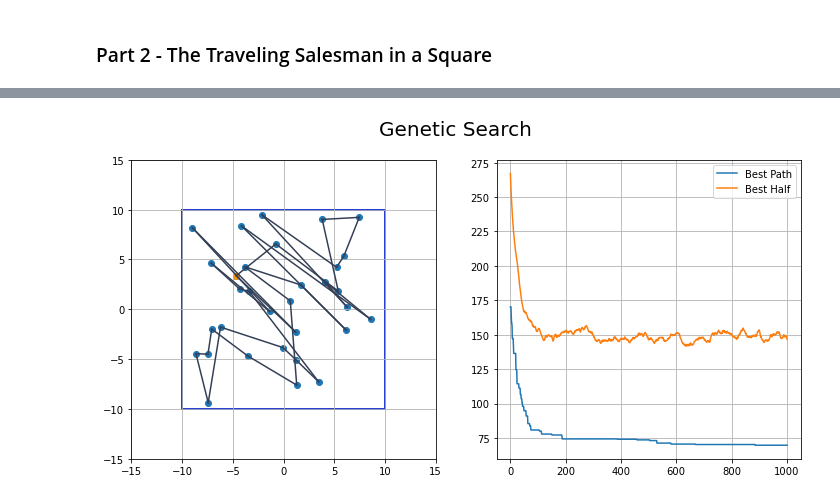
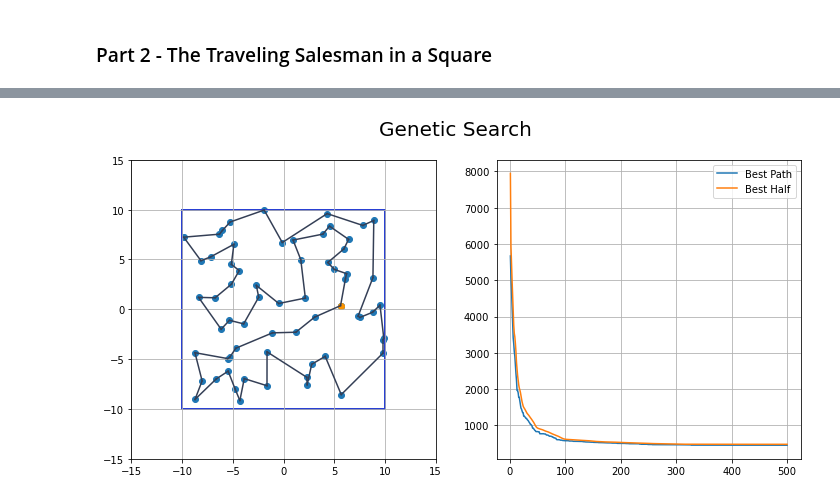
Before and after one commit to edoardodraetta/lsn_esercizi, a Jupyter notebook: esercizio_9/Esercizio_9.ipynb, the cells around one changed output, grey strips where cells are left out. Drawn from its saved outputs; the diff is of its cells as text; code cells hidden in the pictures.

Commit message:
plots produced

```diff
--- a/esercizio_9/Esercizio_9.ipynb
+++ b/esercizio_9/Esercizio_9.ipynb
@@ -128,11 +18,0 @@ Cost according to sim :  59.026048
-# %%
-# Compare
-fig, ax = plt.subplots(1, 2, figsize=(13,6))
-
-thebest = np.array([0,1,3,4,5,6,2])
-ax[0] = plot_path(thebest, x, y, radius, ax[0])
-ax[0].title.set_text(str(check_cost(thebest, x, y)))
-
-thebest = np.array([0, 2, 5,6, 4, 3, 1] )
-ax[1].title.set_text(str(check_cost(thebest, x, y)))
-ax[1] = plot_path(thebest, x, y, radius, ax[1])
@@ -376,16 +251,16 @@ ax[2,0].title.set_text("Random Search, 32 Cities")
 ax[2,0].text(-14,12, str( round(least_cost[99], 2) ))
 
 
-city_file = "./data/geneticsearch/circle_32_200/cities.dat"
-bp_file = "./data/geneticsearch/circle_32_200/best_path.dat"
-lc_file = "./data/geneticsearch/circle_32_200/least_cost.dat"
+city_file = "./data/geneticsearch/circle_32/cities.dat"
+bp_file = "./data/geneticsearch/circle_32/best_path.dat"
+lc_file = "./data/geneticsearch/circle_32/least_cost.dat"
 x, y = np.loadtxt(city_file, usecols=(0, 1), unpack=True)
 best_paths = np.loadtxt(bp_file)
 least_cost = np.loadtxt(lc_file)
 
-ax[2,1] = tsp_on_circle(best_paths[199], x, y, 10, ax[2,1])
+ax[2,1] = tsp_on_circle(best_paths[99], x, y, 10, ax[2,1])
 ax[2,1].title.set_text("Genetic Search, 32 Cities")
-ax[2,1].text(-14,12, str( round(least_cost[199], 2) ))
+ax[2,1].text(-14,12, str( round(least_cost[99], 2) ))
 
 plt.tight_layout()
 # %% [output]
@@ -467,20 +324,19 @@ ax[1] = plot_cost(gen, least_cost, avg_cost, ax[1])
 # %%
-# Yet Another run
+# Genetic Algorithm in Square N = 64, Generations = 500
 
-
-city_file = "./data/geneticsearch/square_32_1000_b/cities.dat"
-bp_file = "./data/geneticsearch/square_32_1000_b/best_path.dat"
-avg_file = "./data/geneticsearch/square_32_1000_b/avg_cost.dat"
-lc_file = "./data/geneticsearch/square_32_1000_b/least_cost.dat"
+city_file = "./data/geneticsearch/square_64/cities.dat"
+bp_file = "./data/geneticsearch/square_64/best_path.dat"
+avg_file = "./data/geneticsearch/square_64/avg_cost.dat"
+lc_file = "./data/geneticsearch/square_64/least_cost.dat"
 
 x, y = np.loadtxt(city_file, usecols=(0, 1), unpack=True)
 best_paths = np.loadtxt(bp_file)
 least_cost = np.loadtxt(lc_file)
 gen, avg_cost = np.loadtxt(avg_file, usecols=(0,1), unpack=True)
 
 fig, ax = plt.subplots(1, 2, figsize=(12,5.5))
 plt.suptitle("Genetic Search", fontsize=20)
-ax[0] = tsp_in_square(best_paths[199], x, y, 10.0, ax[0])
+ax[0] = tsp_in_square(best_paths[499], x, y, 10.0, ax[0])
 ax[1] = plot_cost(gen, least_cost, avg_cost, ax[1])
 # %% [output]
-[figure, old version]
+[figure, new version]
```
Also changed, not shown: parts of 13 cells of this notebook, 3 other files.
